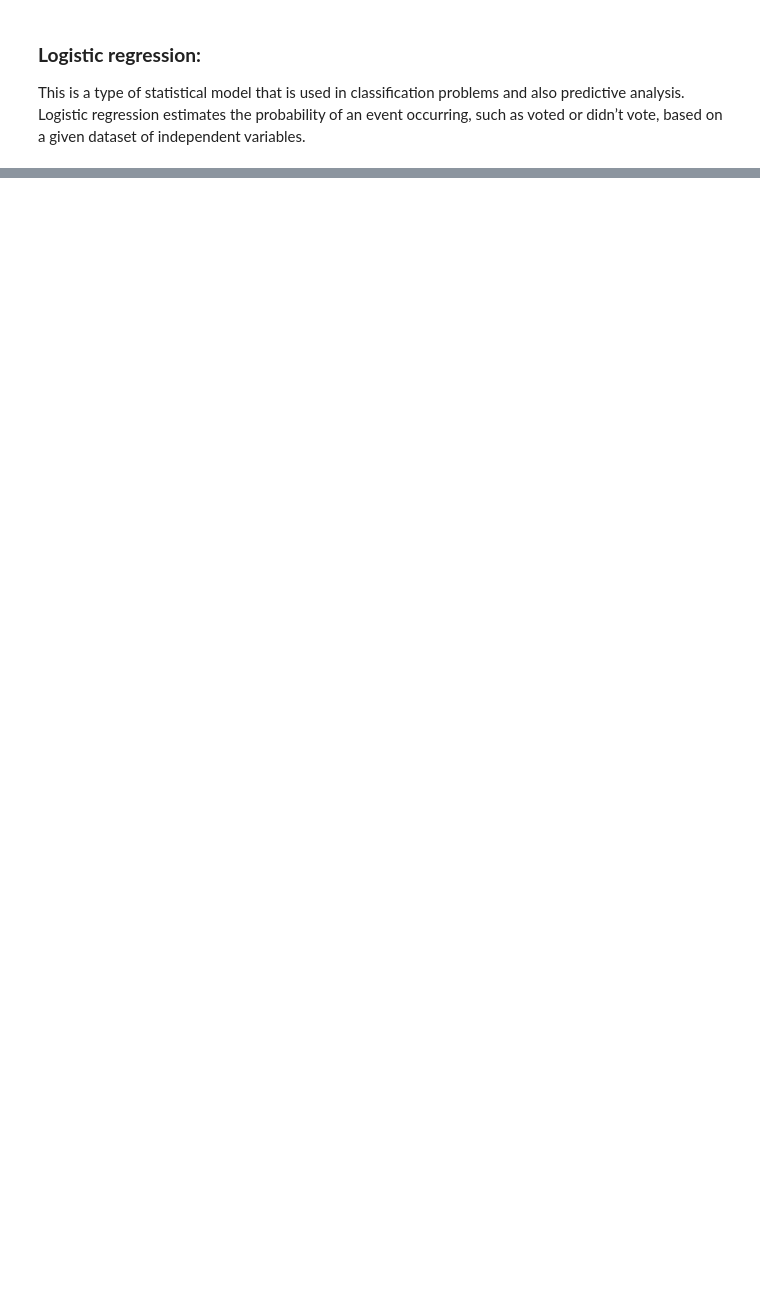
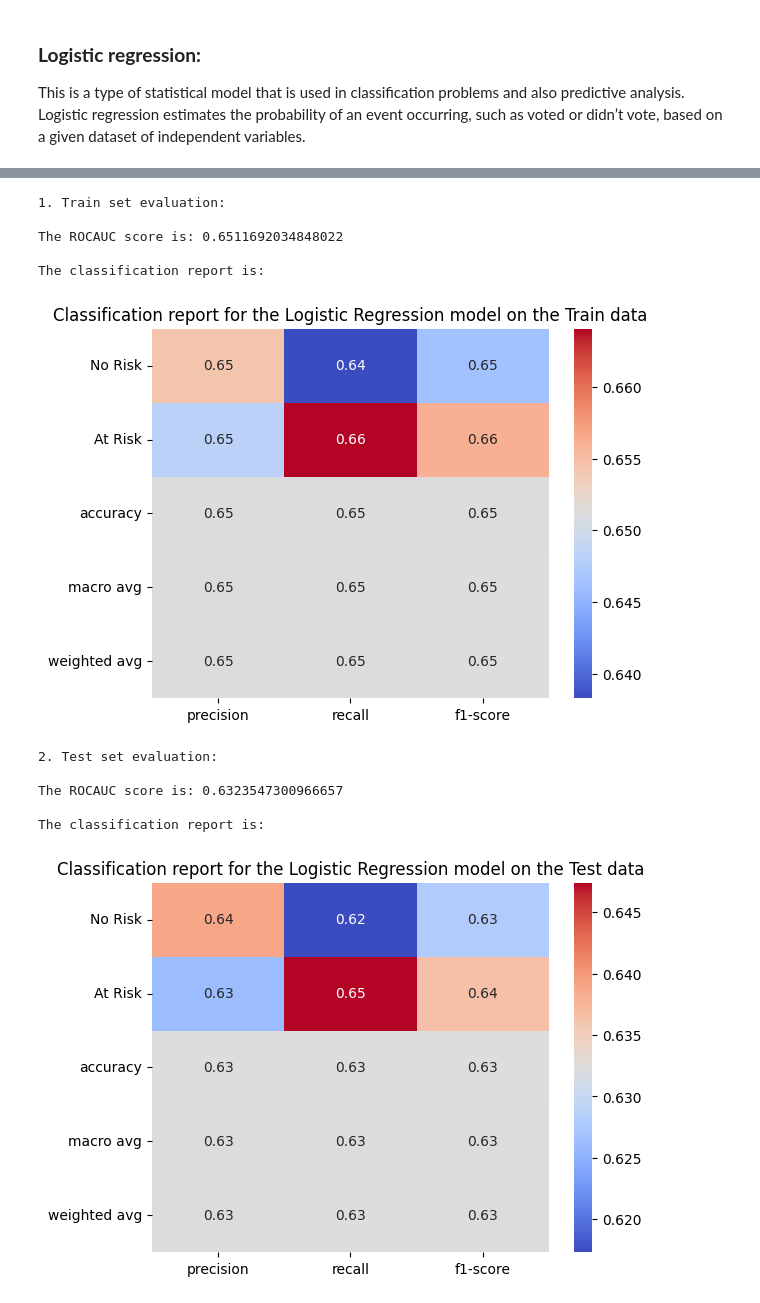
Before and after one commit to akankshajadhav11/cardiovascularRiskpred, a Jupyter notebook: CardiovascularRiskPred.ipynb, the cells around one changed output, grey strips where cells are left out. Drawn from its saved outputs; the diff is of its cells as text; code cells hidden in the pictures; blank space fills up the shorter version.

```diff
--- a/CardiovascularRiskPred.ipynb
+++ b/CardiovascularRiskPred.ipynb
@@ -755,0 +852,18 @@ This is a type of statistical model that is used in classification problems and
+# %%
+def model_evaluator(actual:pd.DataFrame,preds:np.ndarray,ml_model: str='Logistic Regression',mode:str='train',cm:bool=True,cf:bool=True):
+  """A function that takes the actual values and the predictions and prints the
+     confusion matrix(also plots it), the ROCAUC score and also the classification report"""
+
+ #ROCAUC score
+  score = roc_auc_score(actual,preds)          #Calculating the ROCAUC score
+  print('\nThe ROCAUC score is:',score)
+
+  if cf == True:
+     #Classification report
+     print('\nThe classification report is:\n')
+     labels=np.arange(2)                                                    #To store the classes[0,1]
+     target_names = ['No Risk', 'At Risk']
+     clf_report=classification_report(actual,preds,labels=labels,target_names=target_names,output_dict=True)
+     sns.heatmap(pd.DataFrame(clf_report).iloc[:-1, :].T,annot=True,cmap='coolwarm')     #.iloc[:-1,:] to remove support from the classification report
+     plt.title(f'Classification report for the {ml_model} model on the {mode} data')
+     plt.show()
@@ -755,0 +924,16 @@ This is a type of statistical model that is used in classification problems and
+# %%
+#Calling the model pipeline to train and display the evaluation results for Linear regression.
+model_pipeline(X_train,X_test,Y_train,Y_test,ml_model='Logistic Regression')
+# %% [output]
+1. Train set evaluation:
+
+The ROCAUC score is: 0.6511692034848022
+
+The classification report is:
+[figure, added]
+2. Test set evaluation:
+
+The ROCAUC score is: 0.6323547300966657
+
+The classification report is:
+[figure, added]
```
Also changed, not shown: parts of 49 cells of this notebook.
